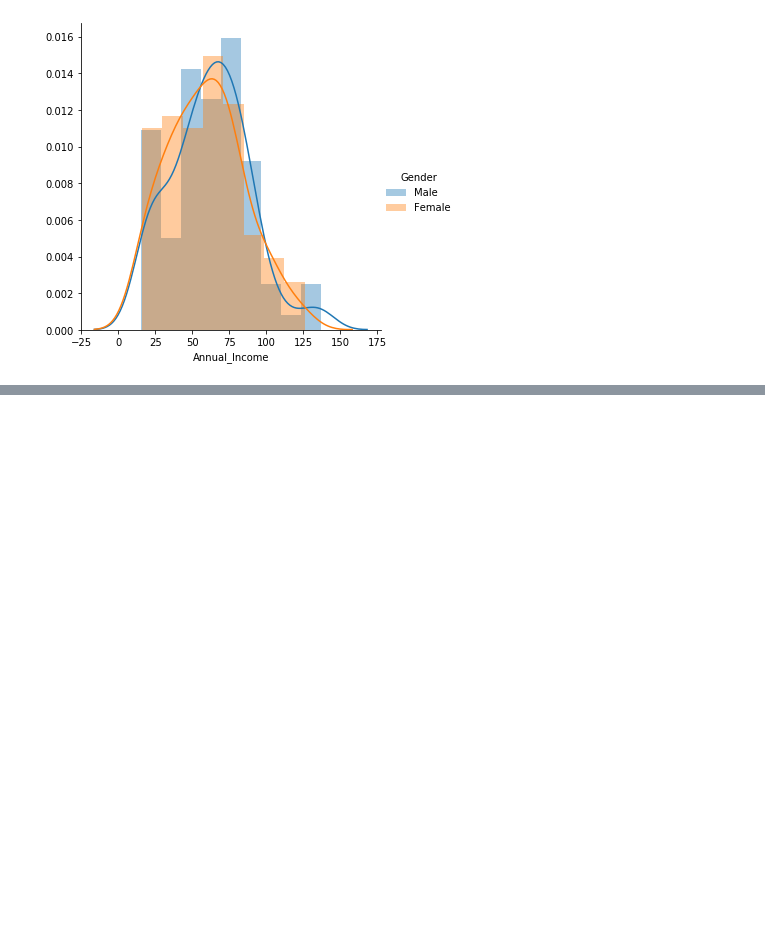
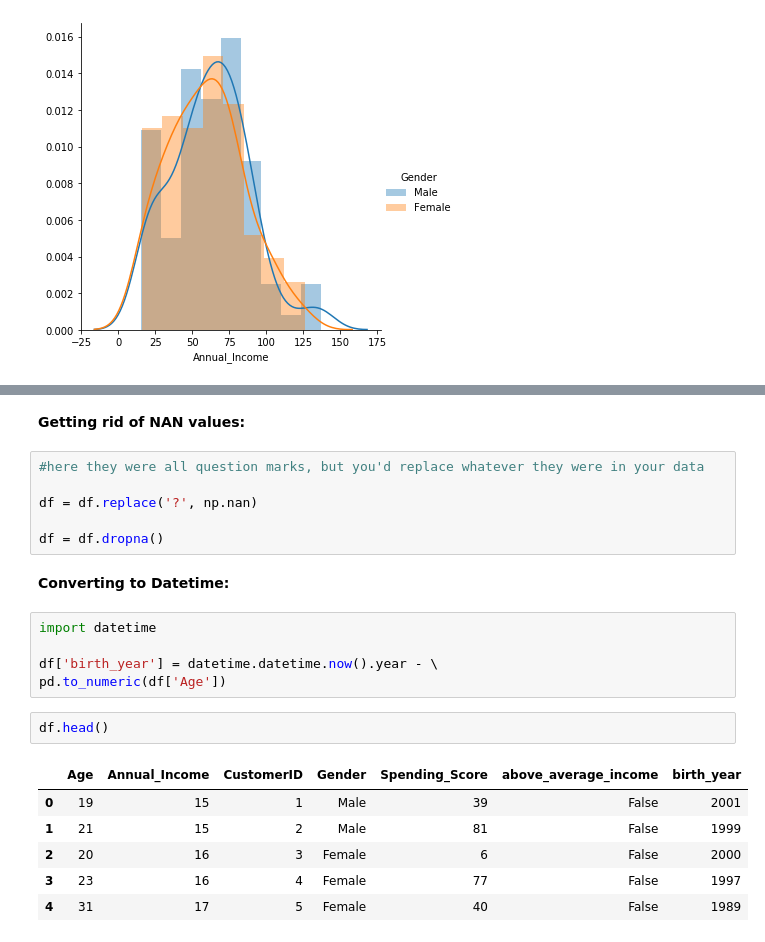
Before and after one commit to mellymillionz/python_notes, a Jupyter notebook: pandas_stats_review.ipynb/pandas_stats_review_lesson1.ipynb, the cells around one changed output, grey strips where cells are left out. Saved outputs shown, nothing was run; the diff lists cells and outputs as text; blank space fills up the shorter version.

```diff
--- a/pandas_stats_review.ipynb/pandas_stats_review_lesson1.ipynb
+++ b/pandas_stats_review.ipynb/pandas_stats_review_lesson1.ipynb
@@ -443,0 +479,24 @@ sns.FacetGrid(df,
+# %% [markdown]
+**Getting rid of NAN values:**
+# %%
+#here they were all question marks, but you'd replace whatever they were in your data
+
+df = df.replace('?', np.nan)
+
+df = df.dropna()
+# %% [markdown]
+**Converting to Datetime:**
+# %%
+import datetime
+
+df['birth_year'] = datetime.datetime.now().year - \
+pd.to_numeric(df['Age'])
+# %%
+df.head()
+# %% [output]
+|  | Age | Annual_Income | CustomerID | Gender | Spending_Score | above_average_income | birth_year |
+| 0 | 19 | 15 | 1 | Male | 39 | False | 2001 |
+| 1 | 21 | 15 | 2 | Male | 81 | False | 1999 |
+| 2 | 20 | 16 | 3 | Female | 6 | False | 2000 |
+| 3 | 23 | 16 | 4 | Female | 77 | False | 1997 |
+| 4 | 31 | 17 | 5 | Female | 40 | False | 1989 |
```
Also changed, not shown: parts of 11 cells of this notebook.
